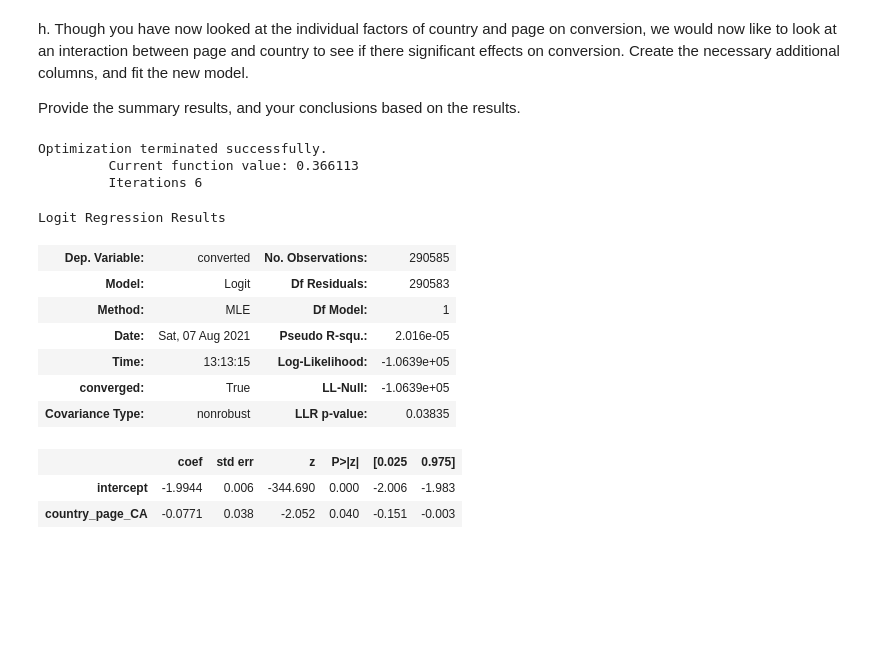
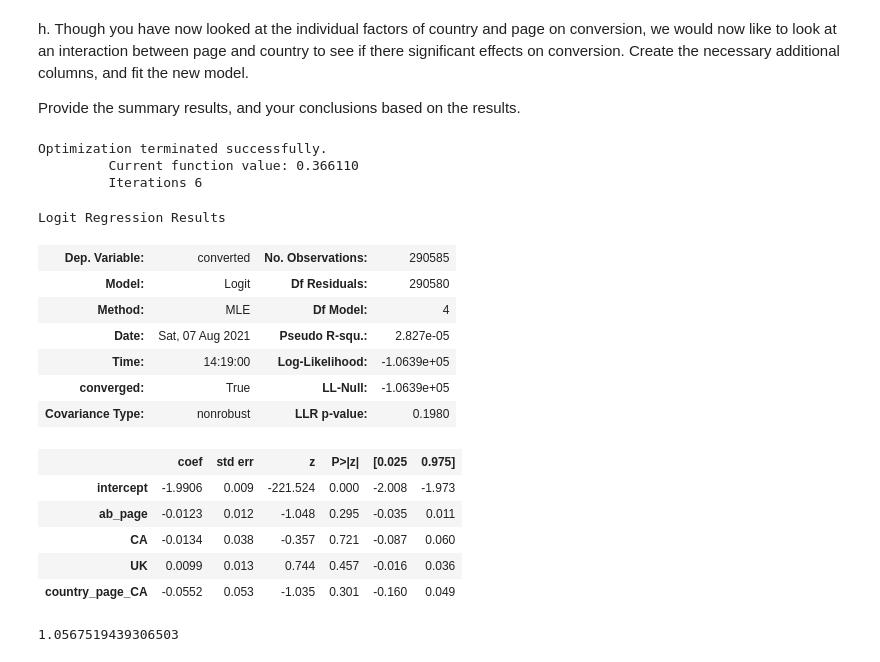
Before and after one commit to Ashmaawyy/AB-Testing, a Jupyter notebook: Analyze_ab_test_results_notebook.ipynb, the cells around one changed output. Saved outputs shown, nothing was run; the diff lists cells and outputs as text; code cells hidden in the pictures; blank space fills up the shorter version.

```diff
--- a/Analyze_ab_test_results_notebook.ipynb
+++ b/Analyze_ab_test_results_notebook.ipynb
@@ -535,22 +543,29 @@ Provide the summary results, and your conclusions based on the results.
 # %%
 df_new['country_page_CA'] = df_new['ab_page'] * df_new['CA']
 # %%
-### Fit Your Linear Model And Obtain the Results
-lm = sm.Logit(df_new['converted'], df_new[['intercept', 'country_page_CA']])
+### Fitting the Linear Model
+lm = sm.Logit(df_new['converted'], df_new[['intercept','ab_page','CA','UK', 'country_page_CA']])
 res = lm.fit()
 res.summary()
 # %% [output]
 Optimization terminated successfully.
-         Current function value: 0.366113
+         Current function value: 0.366110
          Iterations 6
 Logit Regression Results
 | Dep. Variable: | converted | No. Observations: | 290585 |
-| Model: | Logit | Df Residuals: | 290583 |
-| Method: | MLE | Df Model: | 1 |
-| Date: | Sat, 07 Aug 2021 | Pseudo R-squ.: | 2.016e-05 |
-| Time: | 13:13:15 | Log-Likelihood: | -1.0639e+05 |
+| Model: | Logit | Df Residuals: | 290580 |
+| Method: | MLE | Df Model: | 4 |
+| Date: | Sat, 07 Aug 2021 | Pseudo R-squ.: | 2.827e-05 |
+| Time: | 14:19:00 | Log-Likelihood: | -1.0639e+05 |
 | converged: | True | LL-Null: | -1.0639e+05 |
-| Covariance Type: | nonrobust | LLR p-value: | 0.03835 |
+| Covariance Type: | nonrobust | LLR p-value: | 0.1980 |
 |  | coef | std err | z | P>|z| | [0.025 | 0.975] |
-| intercept | -1.9944 | 0.006 | -344.690 | 0.000 | -2.006 | -1.983 |
-| country_page_CA | -0.0771 | 0.038 | -2.052 | 0.040 | -0.151 | -0.003 |
+| intercept | -1.9906 | 0.009 | -221.524 | 0.000 | -2.008 | -1.973 |
+| ab_page | -0.0123 | 0.012 | -1.048 | 0.295 | -0.035 | 0.011 |
+| CA | -0.0134 | 0.038 | -0.357 | 0.721 | -0.087 | 0.060 |
+| UK | 0.0099 | 0.013 | 0.744 | 0.457 | -0.016 | 0.036 |
+| country_page_CA | -0.0552 | 0.053 | -1.035 | 0.301 | -0.160 | 0.049 |
+# %%
+1/ np.exp(-0.0552)
+# %% [output]
+1.0567519439306503
```
Also changed, not shown: parts of 17 cells of this notebook.
